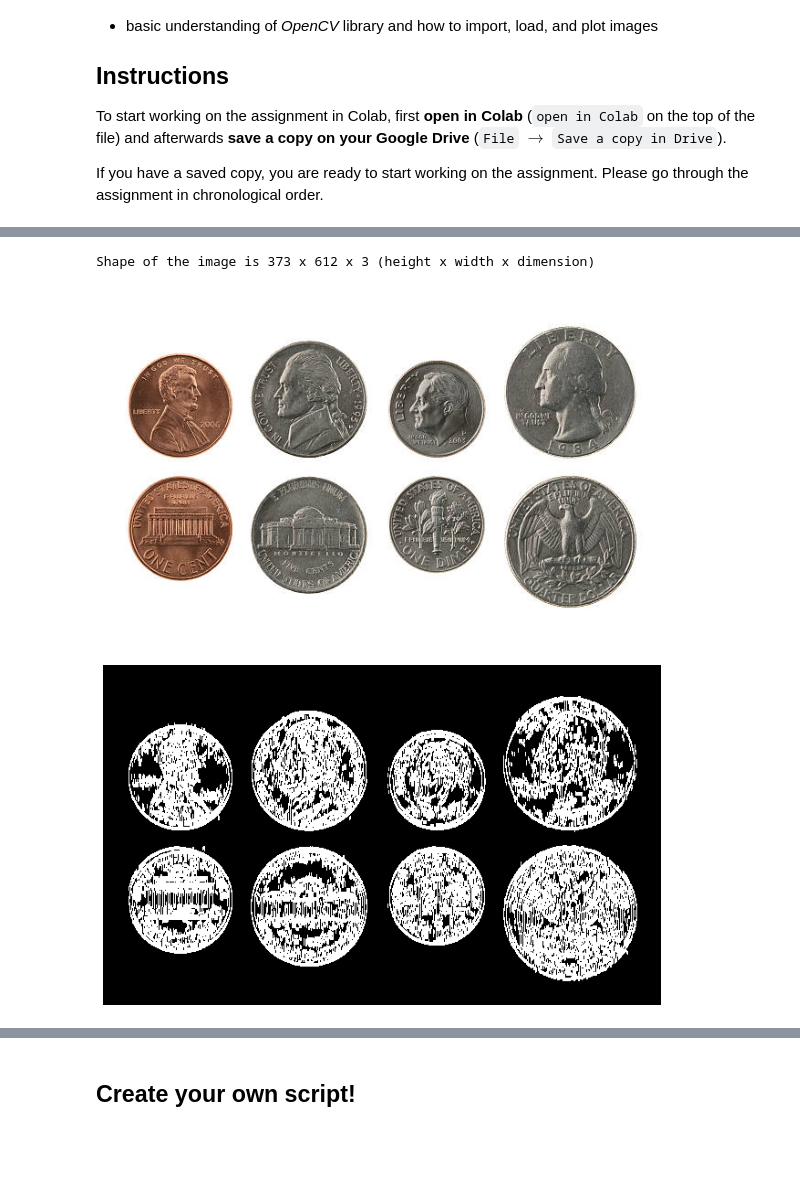
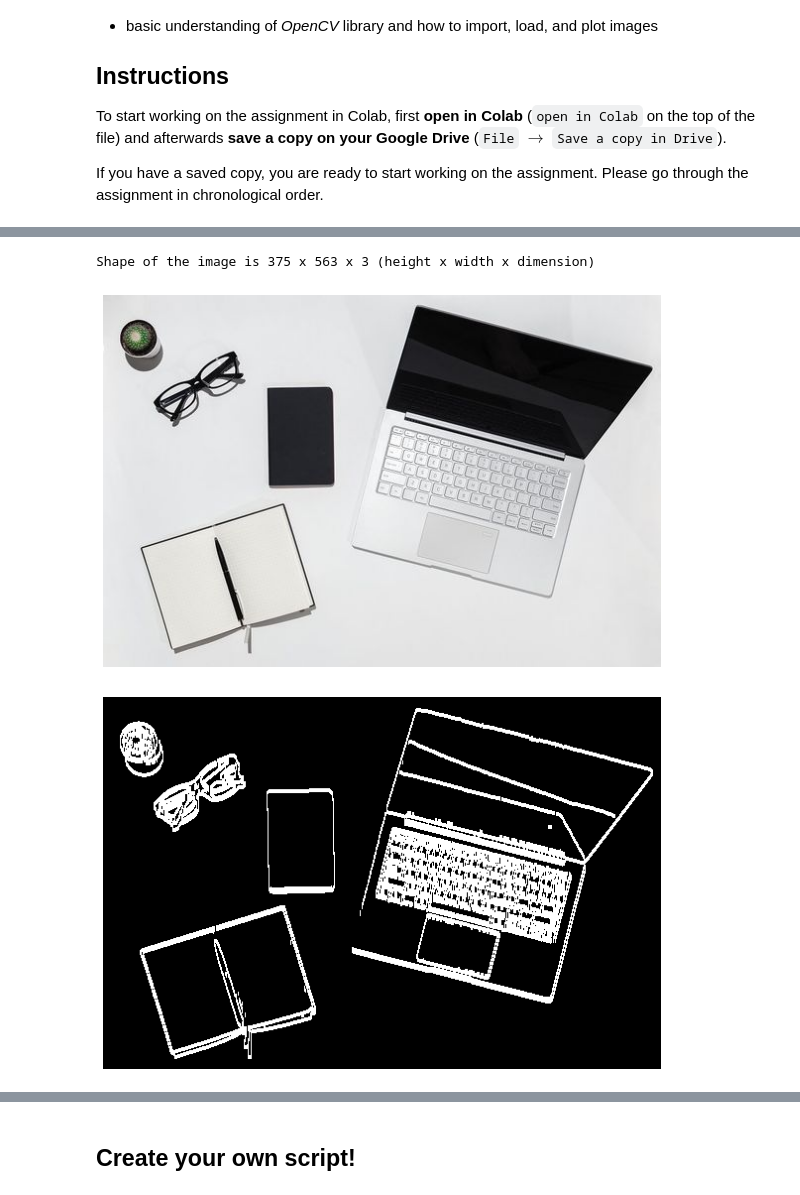
Before and after one commit to caspervanengelenburg/CV-sessions-IAP-course, a Jupyter notebook: interactive_architecture_Q3_CV2_guide.ipynb, the cells around one changed output, grey strips where cells are left out. Cells and saved outputs as stored; diff of their text form; code cells hidden in the pictures; blank space fills up the shorter version.

```diff
--- a/interactive_architecture_Q3_CV2_guide.ipynb
+++ b/interactive_architecture_Q3_CV2_guide.ipynb
@@ -180,23 +178,24 @@ drawbbox(img, bbox, dimbbox=frame)
 # %%
 #read image using cv2.imread (note: these might differ from your folder structure and filename)
 img2 =  cv2.imread(r"/content/gdrive/My Drive/PhD/Interactive architecture/coins.jpg")
+img2 =  cv2.imread(r"/content/gdrive/My Drive/PhD/Interactive architecture/mintable.jpg")
 
 #shows the image
 imshow(img2)
 
 #get shape
 getshape(img2)
 
 #edge, erode, dilate
 edged2 = edge(img2)
 edged2 = dilate(edged2, iterations=3)
 
 #show
 imshow(edged2)
 # %% [output]
-Shape of the image is 373 x 612 x 3 (height x width x dimension)
+Shape of the image is 375 x 563 x 3 (height x width x dimension)
-[figure, old version]
+[figure, new version]
-[figure, old version]
+[figure, new version]
 # %%
 pixpm = pixpermetric(img2, frame[1], show=True)
 
```
Also changed, not shown: parts of 34 cells of this notebook.
